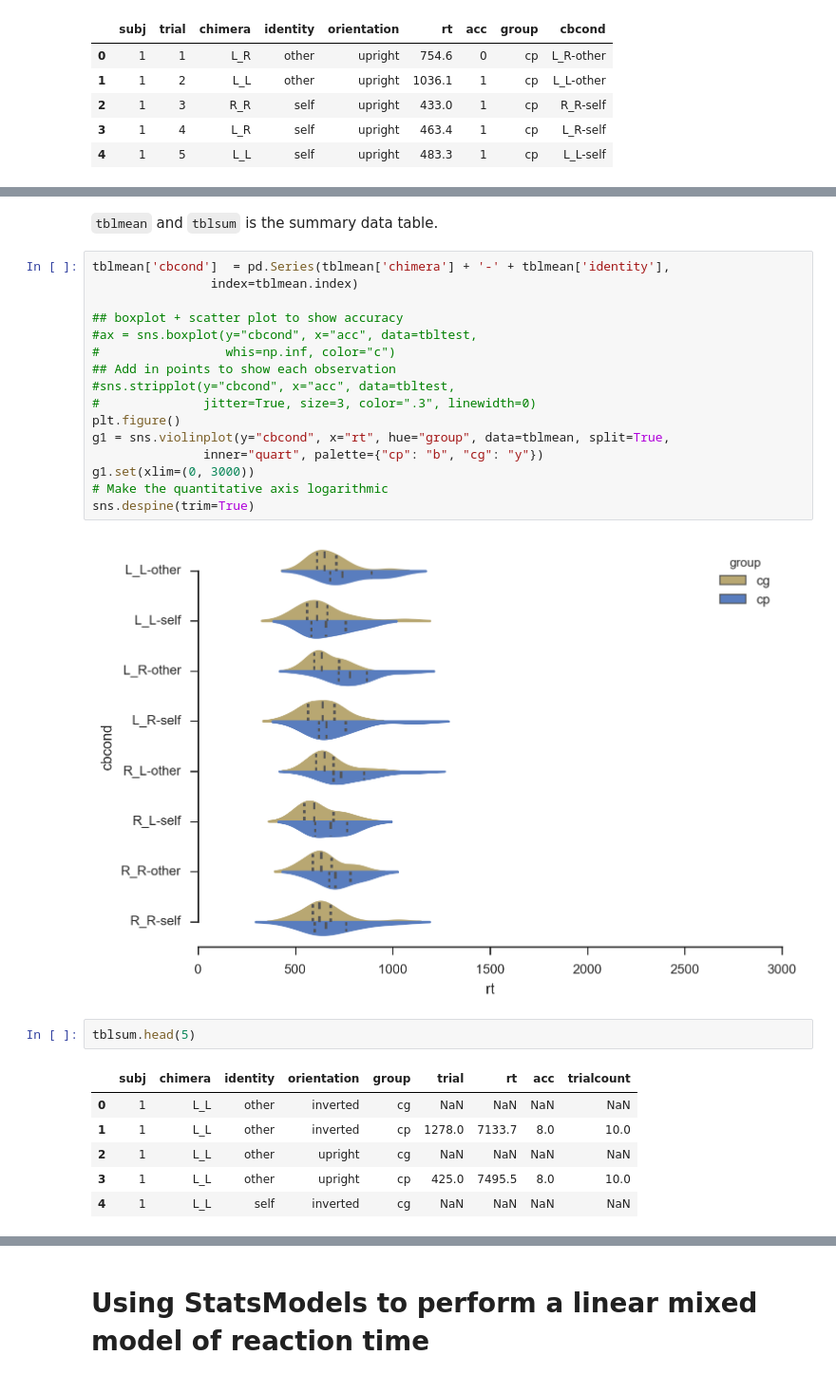
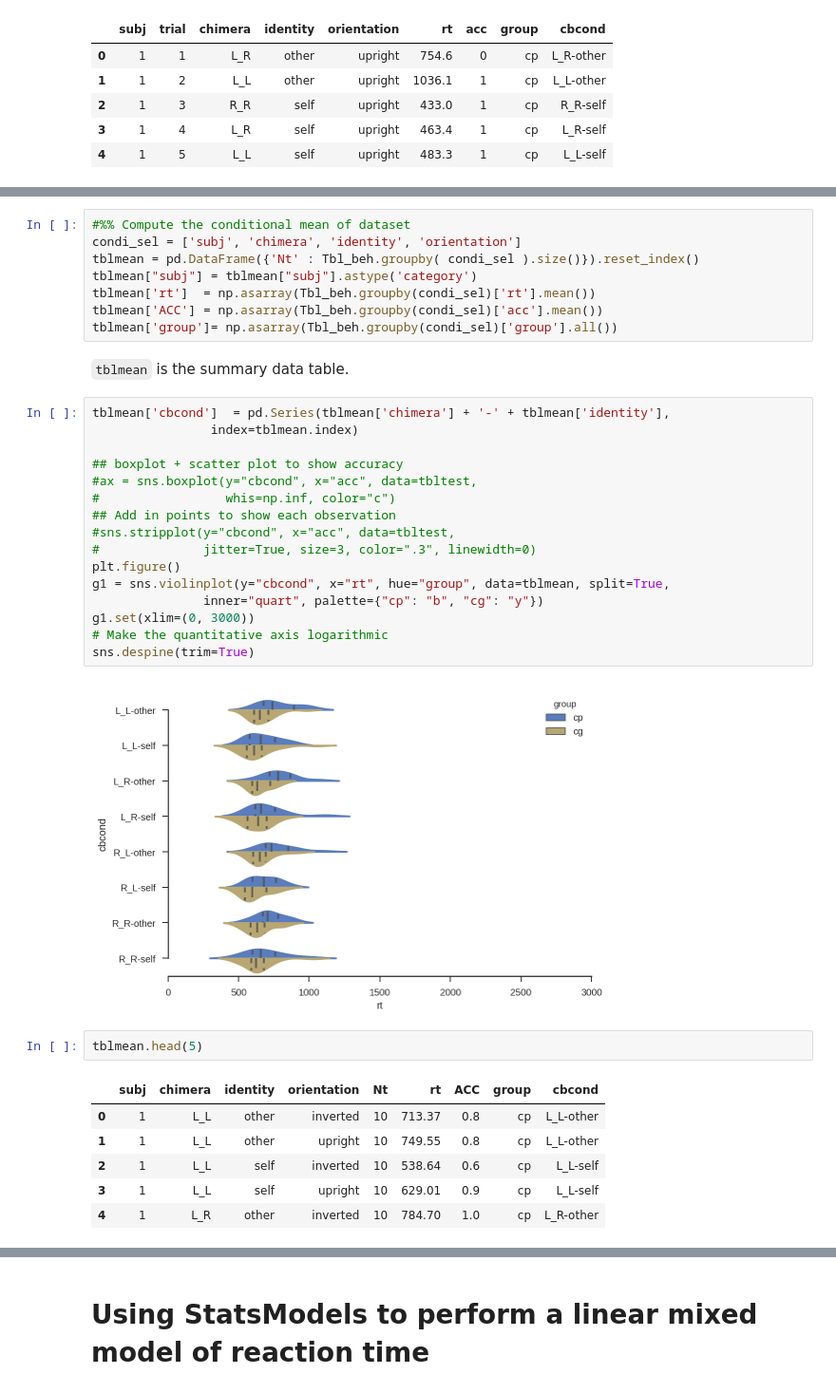
Before and after one commit to junpenglao/GLMM-in-Python, a Jupyter notebook: GLMM_in_python.ipynb, the cells around one changed output, grey strips where cells are left out. Shown at 95% size. Saved outputs shown, nothing was run; the diff lists cells and outputs as text.

```diff
--- a/GLMM_in_python.ipynb
+++ b/GLMM_in_python.ipynb
@@ -63,5 +51,13 @@ tblsum["subj"]  = tblsum["subj"].astype('category')
+# %%
+#%% Compute the conditional mean of dataset
+condi_sel = ['subj', 'chimera', 'identity', 'orientation']
+tblmean = pd.DataFrame({'Nt' : Tbl_beh.groupby( condi_sel ).size()}).reset_index()
+tblmean["subj"] = tblmean["subj"].astype('category')
+tblmean['rt']  = np.asarray(Tbl_beh.groupby(condi_sel)['rt'].mean())
+tblmean['ACC'] = np.asarray(Tbl_beh.groupby(condi_sel)['acc'].mean())
+tblmean['group']= np.asarray(Tbl_beh.groupby(condi_sel)['group'].all())
 # %% [markdown]
-`tblmean` and `tblsum` is the summary data table.
+`tblmean` is the summary data table.
 # %%
 tblmean['cbcond']  = pd.Series(tblmean['chimera'] + '-' + tblmean['identity'],
                 index=tblmean.index)
@@ -79,13 +75,13 @@ g1.set(xlim=(0, 3000))
 # Make the quantitative axis logarithmic
 sns.despine(trim=True)
 # %% [output]
-[figure, old version]
+[figure, new version]
 # %%
-tblsum.head(5)
+tblmean.head(5)
 # %% [output]
-|  | subj | chimera | identity | orientation | group | trial | rt | acc | trialcount |
-| 0 | 1 | L_L | other | inverted | cg | NaN | NaN | NaN | NaN |
-| 1 | 1 | L_L | other | inverted | cp | 1278.0 | 7133.7 | 8.0 | 10.0 |
-| 2 | 1 | L_L | other | upright | cg | NaN | NaN | NaN | NaN |
-| 3 | 1 | L_L | other | upright | cp | 425.0 | 7495.5 | 8.0 | 10.0 |
-| 4 | 1 | L_L | self | inverted | cg | NaN | NaN | NaN | NaN |
+|  | subj | chimera | identity | orientation | Nt | rt | ACC | group | cbcond |
+| 0 | 1 | L_L | other | inverted | 10 | 713.37 | 0.8 | cp | L_L-other |
+| 1 | 1 | L_L | other | upright | 10 | 749.55 | 0.8 | cp | L_L-other |
+| 2 | 1 | L_L | self | inverted | 10 | 538.64 | 0.6 | cp | L_L-self |
+| 3 | 1 | L_L | self | upright | 10 | 629.01 | 0.9 | cp | L_L-self |
+| 4 | 1 | L_R | other | inverted | 10 | 784.70 | 1.0 | cp | L_R-other |
```
Also changed, not shown: parts of 22 cells of this notebook, 2 other files.
